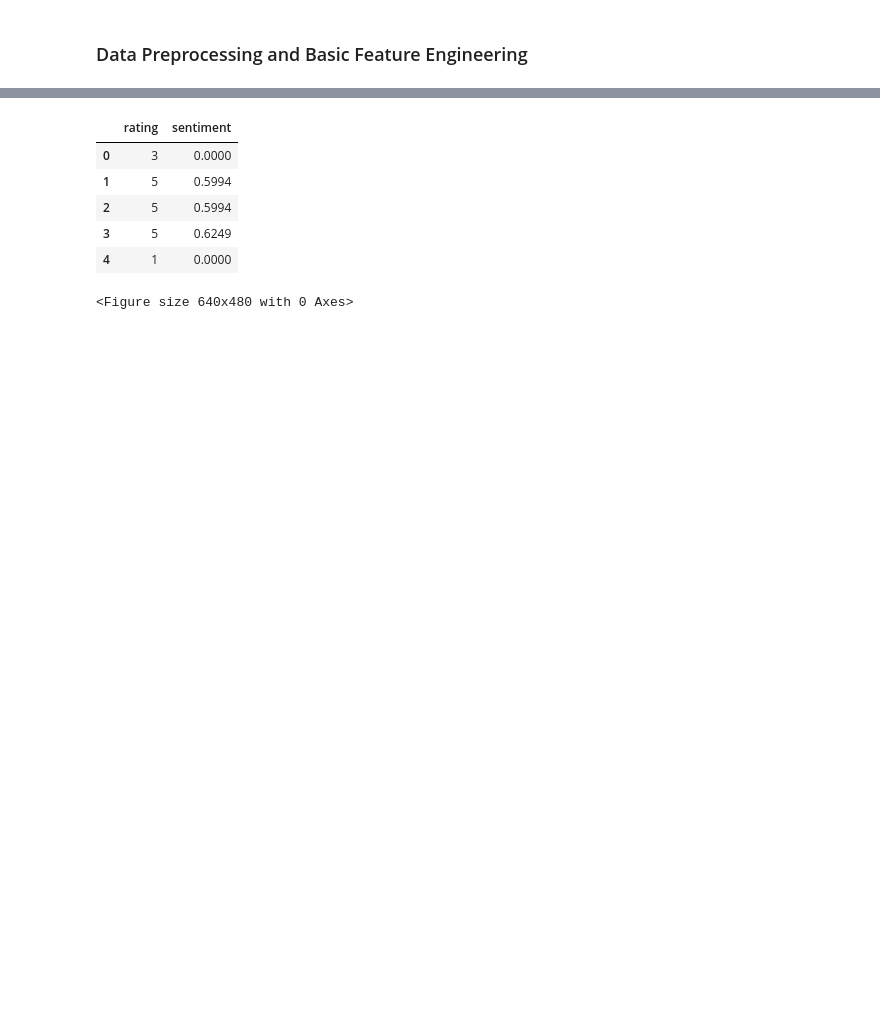
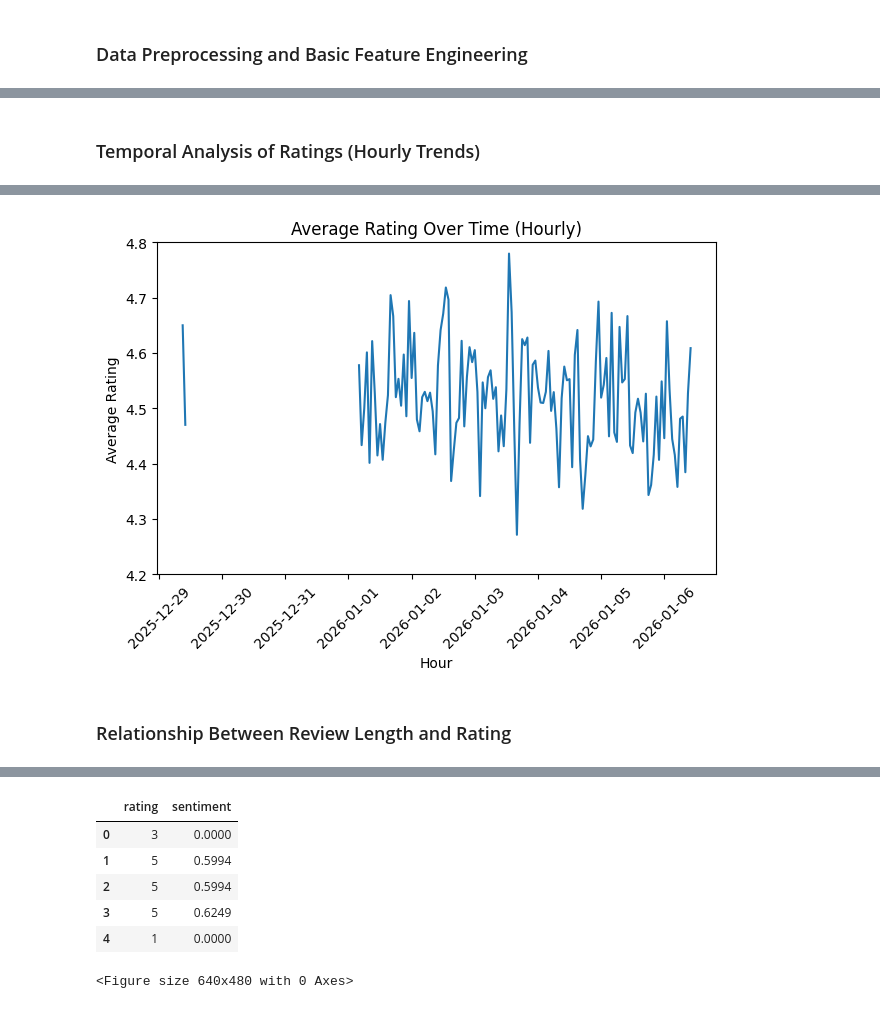
Before and after one commit to rsm-y8qian/google-play-reviews, a Jupyter notebook: 10k_ingest_play_reviews.ipynb, the cells around one changed output, grey strips where cells are left out. Saved outputs shown, nothing was run; the diff lists cells and outputs as text; code cells hidden in the pictures; blank space fills up the shorter version.

```diff
--- a/10k_ingest_play_reviews.ipynb
+++ b/10k_ingest_play_reviews.ipynb
@@ -325,0 +289,46 @@ Name: rating, dtype: float64
+# %% [markdown]
+### Temporal Analysis of Ratings (Hourly Trends)
+# %%
+import matplotlib.pyplot as plt
+
+# Convert review_time to datetime format
+df["review_time"] = pd.to_datetime(df["review_time"], errors="coerce")
+
+# Inspect the temporal coverage of the dataset
+print("min:", df["review_time"].min())
+print("max:", df["review_time"].max())
+print("unique days:", df["review_time"].dt.date.nunique())
+print("unique weeks:", df["review_time"].dt.to_period("W").nunique())
+
+# Keep only rows with valid timestamps and ratings
+df_time = df.dropna(subset=["review_time", "rating"]).copy()
+
+# Aggregate ratings at an hourly level
+df_time["hour"] = df_time["review_time"].dt.floor("h")
+hourly_avg = df_time.groupby("hour")["rating"].mean()
+
+# Inspect the number of hourly data points
+print("Hourly points:", len(hourly_avg))
+print(hourly_avg.head())
+
+# Create a complete hourly time index to avoid misleading line connections
+full_hours = pd.date_range(
+    start=hourly_avg.index.min(),
+    end=hourly_avg.index.max(),
+    freq="h"
+)
+
+# Reindex to the full hourly range
+hourly_avg = hourly_avg.reindex(full_hours)
+
+# Plot the hourly average rating over time
+plt.figure()
+plt.plot(hourly_avg.index, hourly_avg.values, linestyle="-")
+plt.title("Average Rating Over Time (Hourly)")
+plt.xlabel("Hour")
+plt.ylabel("Average Rating")
+plt.ylim(4.2, 4.8)
+plt.xticks(rotation=45)
+plt.tight_layout()
+plt.show()
+# %% [output]
@@ -326,3 +347,6 @@ Name: rating, dtype: float64
+[figure, added]
+# %% [markdown]
+### Relationship Between Review Length and Rating
 # %%
 plt.figure()
 df.boxplot(column="review_len", by="rating")
```
Also changed, not shown: parts of 23 cells of this notebook.
